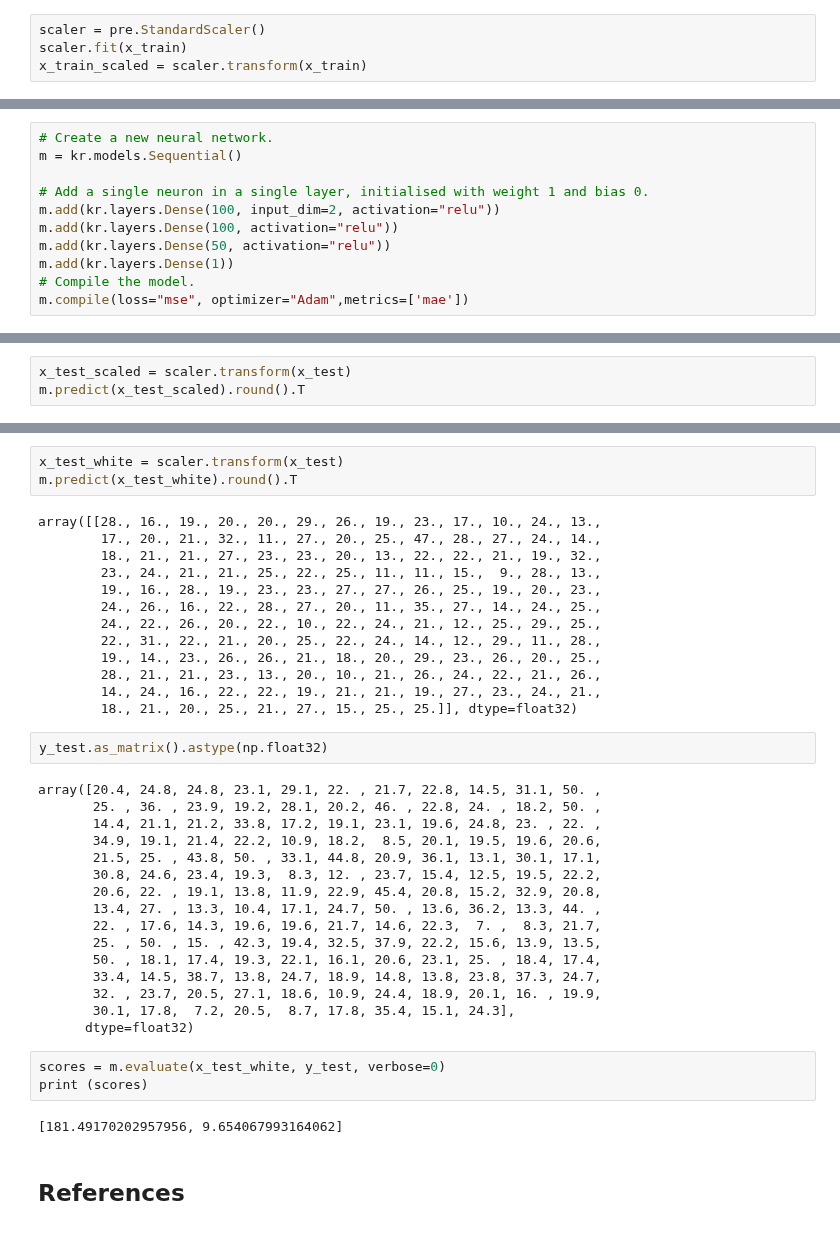
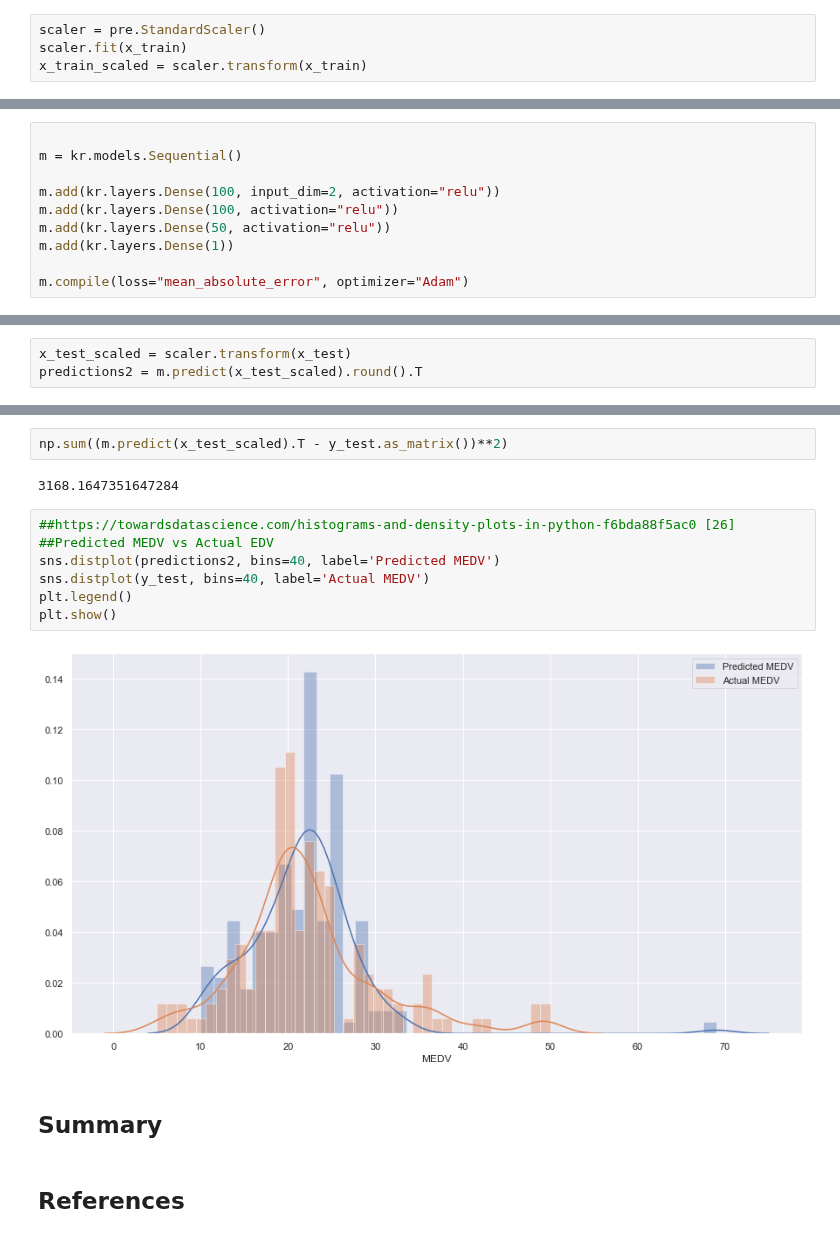
Before and after one commit to donalcarr/Machine-Learning-Assessment-2019, a Jupyter notebook: Machine Learning - Boston Housing Dataset.ipynb, the cells around one changed output, grey strips where cells are left out. Drawn from its saved outputs; the diff is of its cells as text.

Commit message:
added chart and discussion on Neural Network 2

```diff
--- a/Machine Learning - Boston Housing Dataset.ipynb
+++ b/Machine Learning - Boston Housing Dataset.ipynb
@@ -830,14 +847,13 @@ x_train_scaled = scaler.transform(x_train)
 # %%
-# Create a new neural network.
+
 m = kr.models.Sequential()
 
-# Add a single neuron in a single layer, initialised with weight 1 and bias 0.
 m.add(kr.layers.Dense(100, input_dim=2, activation="relu"))
 m.add(kr.layers.Dense(100, activation="relu"))
 m.add(kr.layers.Dense(50, activation="relu"))
 m.add(kr.layers.Dense(1))
-# Compile the model.
-m.compile(loss="mse", optimizer="Adam",metrics=['mae'])
+
+m.compile(loss="mean_absolute_error", optimizer="Adam")
 # %%
 m.fit(x_train_scaled, y_train, epochs=50, batch_size=25)
 # %% [output]
@@ -862,3 +880,3 @@ Epoch 50/50
 # %%
 x_test_scaled = scaler.transform(x_test)
-m.predict(x_test_scaled).round().T
+predictions2 = m.predict(x_test_scaled).round().T
@@ -954,42 +906,18 @@ Epoch 50/50
-# %%
-x_test_white = scaler.transform(x_test)
-m.predict(x_test_white).round().T
-# %% [output]
-array([[28., 16., 19., 20., 20., 29., 26., 19., 23., 17., 10., 24., 13.,
-        17., 20., 21., 32., 11., 27., 20., 25., 47., 28., 27., 24., 14.,
-        18., 21., 21., 27., 23., 23., 20., 13., 22., 22., 21., 19., 32.,
-        23., 24., 21., 21., 25., 22., 25., 11., 11., 15.,  9., 28., 13.,
-        19., 16., 28., 19., 23., 23., 27., 27., 26., 25., 19., 20., 23.,
-        24., 26., 16., 22., 28., 27., 20., 11., 35., 27., 14., 24., 25.,
-        24., 22., 26., 20., 22., 10., 22., 24., 21., 12., 25., 29., 25.,
-        22., 31., 22., 21., 20., 25., 22., 24., 14., 12., 29., 11., 28.,
-        19., 14., 23., 26., 26., 21., 18., 20., 29., 23., 26., 20., 25.,
-        28., 21., 21., 23., 13., 20., 10., 21., 26., 24., 22., 21., 26.,
-        14., 24., 16., 22., 22., 19., 21., 21., 19., 27., 23., 24., 21.,
-        18., 21., 20., 25., 21., 27., 15., 25., 25.]], dtype=float32)
-# %%
-y_test.as_matrix().astype(np.float32)
-# %% [output]
-array([20.4, 24.8, 24.8, 23.1, 29.1, 22. , 21.7, 22.8, 14.5, 31.1, 50. ,
-       25. , 36. , 23.9, 19.2, 28.1, 20.2, 46. , 22.8, 24. , 18.2, 50. ,
-       14.4, 21.1, 21.2, 33.8, 17.2, 19.1, 23.1, 19.6, 24.8, 23. , 22. ,
-       34.9, 19.1, 21.4, 22.2, 10.9, 18.2,  8.5, 20.1, 19.5, 19.6, 20.6,
-       21.5, 25. , 43.8, 50. , 33.1, 44.8, 20.9, 36.1, 13.1, 30.1, 17.1,
-       30.8, 24.6, 23.4, 19.3,  8.3, 12. , 23.7, 15.4, 12.5, 19.5, 22.2,
-       20.6, 22. , 19.1, 13.8, 11.9, 22.9, 45.4, 20.8, 15.2, 32.9, 20.8,
-       13.4, 27. , 13.3, 10.4, 17.1, 24.7, 50. , 13.6, 36.2, 13.3, 44. ,
-       22. , 17.6, 14.3, 19.6, 19.6, 21.7, 14.6, 22.3,  7. ,  8.3, 21.7,
-       25. , 50. , 15. , 42.3, 19.4, 32.5, 37.9, 22.2, 15.6, 13.9, 13.5,
-       50. , 18.1, 17.4, 19.3, 22.1, 16.1, 20.6, 23.1, 25. , 18.4, 17.4,
-       33.4, 14.5, 38.7, 13.8, 24.7, 18.9, 14.8, 13.8, 23.8, 37.3, 24.7,
-       32. , 23.7, 20.5, 27.1, 18.6, 10.9, 24.4, 18.9, 20.1, 16. , 19.9,
-       30.1, 17.8,  7.2, 20.5,  8.7, 17.8, 35.4, 15.1, 24.3],
-      dtype=float32)
-# %%
-scores = m.evaluate(x_test_white, y_test, verbose=0)
-print (scores)
-# %% [output]
-[181.49170202957956, 9.654067993164062]
+# %%
+np.sum((m.predict(x_test_scaled).T - y_test.as_matrix())**2)
+# %% [output]
+3168.1647351647284
+# %%
+##https://towardsdatascience.com/histograms-and-density-plots-in-python-f6bda88f5ac0 [26]
+##Predicted MEDV vs Actual EDV
+sns.distplot(predictions2, bins=40, label='Predicted MEDV')
+sns.distplot(y_test, bins=40, label='Actual MEDV')
+plt.legend()
+plt.show()
+# %% [output]
+[figure, added]
+# %% [markdown]
+## Summary
 # %% [markdown]
 ## References
 # %% [markdown]
```
Also changed, not shown: parts of 27 cells of this notebook.
